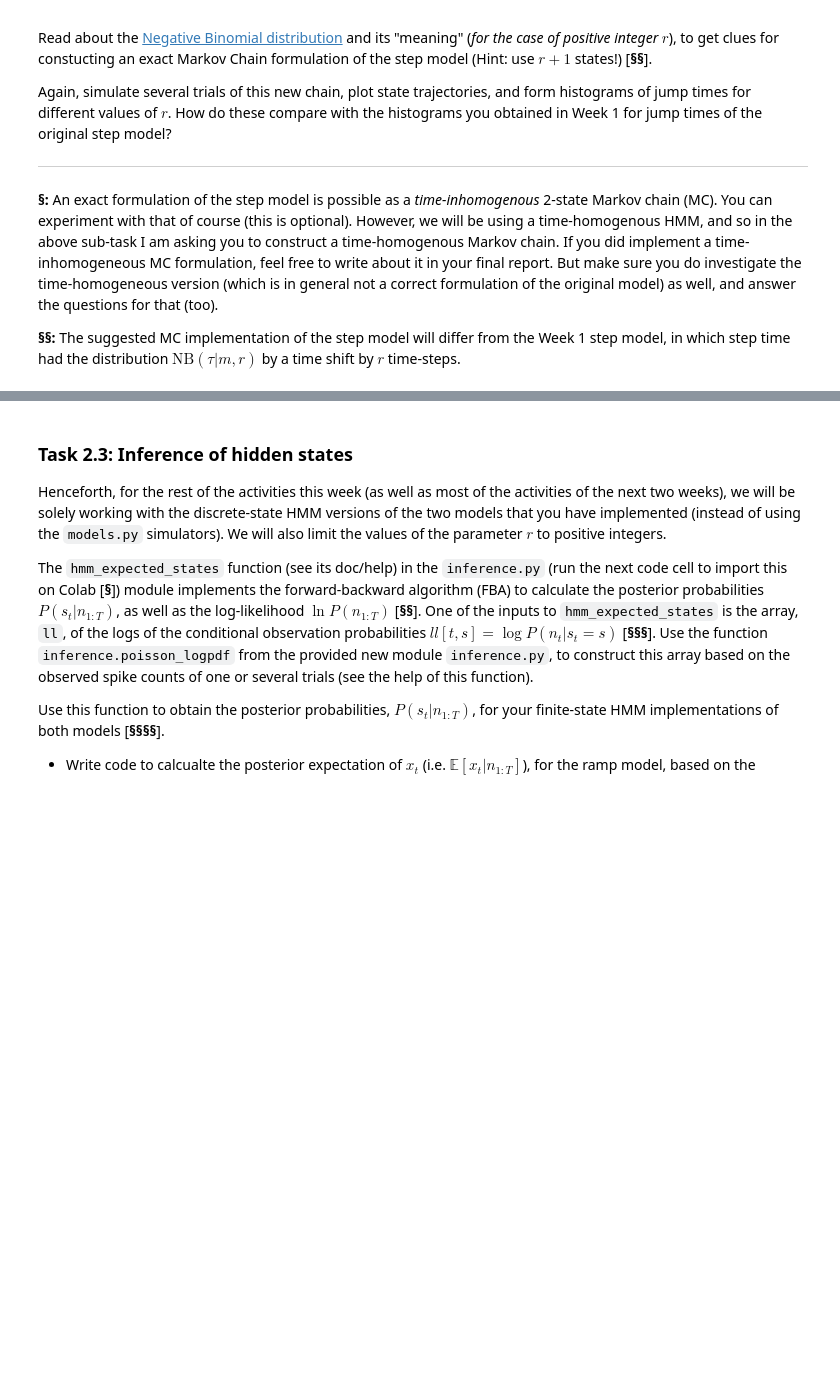
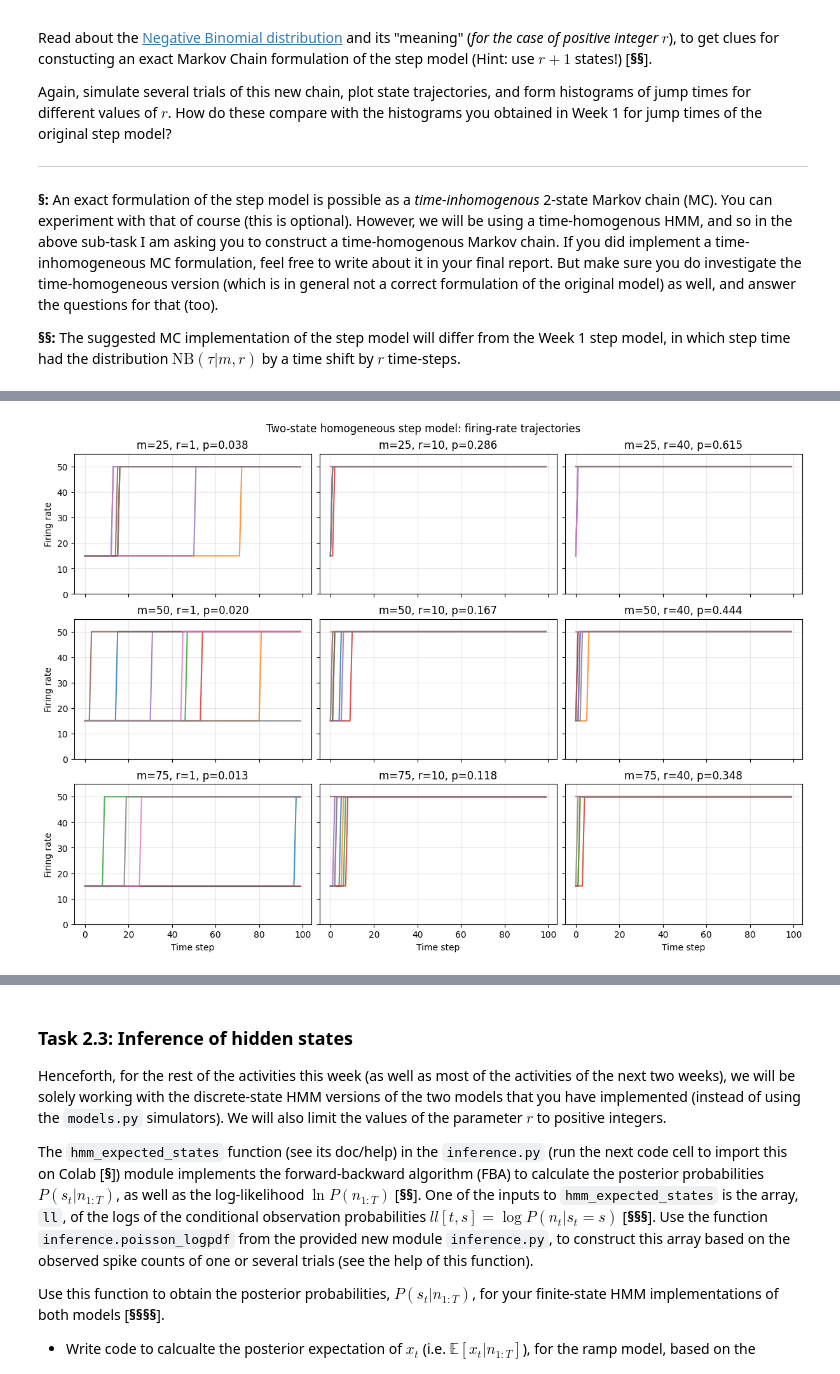
Before and after one commit to jakedlyons/gg3_v2, a Jupyter notebook: GG3_project.ipynb, the cells around one changed output, grey strips where cells are left out. Drawn from its saved outputs; the diff is of its cells as text; code cells hidden in the pictures; blank space fills up the shorter version.

Commit message:
Implement Task 2.1 & 2.2 with time homogen. solutions

```diff
--- a/GG3_project.ipynb
+++ b/GG3_project.ipynb
@@ -1230,0 +1165,98 @@ Again, simulate several trials of this new chain, plot state trajectories, and f
+# %%
+# Sweep over separate m and r arrays
+T = 100
+m_values = [T//4, T//2, 3* T//4]
+r_values = [1, 10, 40]
+
+n_trials = 200
+n_plot_trials = 8
+x0 = 0.3
+Rh = 50
+
+# Store results so the same simulations are used for both figures
+results = {}
+
+for i, m in enumerate(m_values):
+    for j, r in enumerate(r_values):
+        trans, pi, p = build_step_hmm_2states(m=m, r=r)
+
+        jumps, rates = simulate_discrete_step(
+            trans, pi,
+            T=T,
+            x0=x0,
+            Rh=Rh,
+            K=2,
+            n_trials=n_trials
+        )
+
+        results[(m, r)] = {
+            "p": p,
+            "jumps": jumps,
+            "rates": rates
+        }
+
+fig, axes = plt.subplots(
+    len(m_values),
+    len(r_values),
+    figsize=(4 * len(r_values), 2.8 * len(m_values)),
+    constrained_layout=True,
+    sharex=True,
+    sharey=True
+)
+
+for i, m in enumerate(m_values):
+    for j, r in enumerate(r_values):
+        ax = axes[i, j]
+        rates = results[(m, r)]["rates"]
+        p = results[(m, r)]["p"]
+
+        for trial in range(n_plot_trials):
+            ax.plot(rates[trial], alpha=0.8)
+
+        ax.set_title(f"m={m}, r={r}, p={p:.3f}")
+        ax.set_ylim(0, 1.1 * Rh)
+        ax.grid(alpha=0.3)
+
+        if i == len(m_values) - 1:
+            ax.set_xlabel("Time step")
+        if j == 0:
+            ax.set_ylabel("Firing rate")
+
+fig.suptitle("Two-state homogeneous step model: firing-rate trajectories")
+plt.show()
+
+fig, axes = plt.subplots(
+    len(m_values),
+    len(r_values),
+    figsize=(4 * len(r_values), 2.8 * len(m_values)),
+    constrained_layout=True,
+    sharex=True,
+    sharey=True
+)
+
+for i, m in enumerate(m_values):
+    for j, r in enumerate(r_values):
+        ax = axes[i, j]
+        jumps = results[(m, r)]["jumps"]
+        p = results[(m, r)]["p"]
+
+        ax.hist(
+            jumps,
+            bins=np.arange(T + 2) - 0.5,
+            density=True,
+            alpha=0.8
+        )
+
+        ax.set_title(f"m={m}, r={r}, p={p:.3f}")
+        ax.set_xlim(-1, T + 1)
+        ax.grid(alpha=0.3)
+
+        if i == len(m_values) - 1:
+            ax.set_xlabel("Jump time")
+        if j == 0:
+            ax.set_ylabel("Probability")
+
+fig.suptitle("Two-state homogeneous step model: jump-time histograms")
+plt.show()
+# %% [output]
+[figure, added]
```
Also changed, not shown: parts of 9 cells of this notebook.
